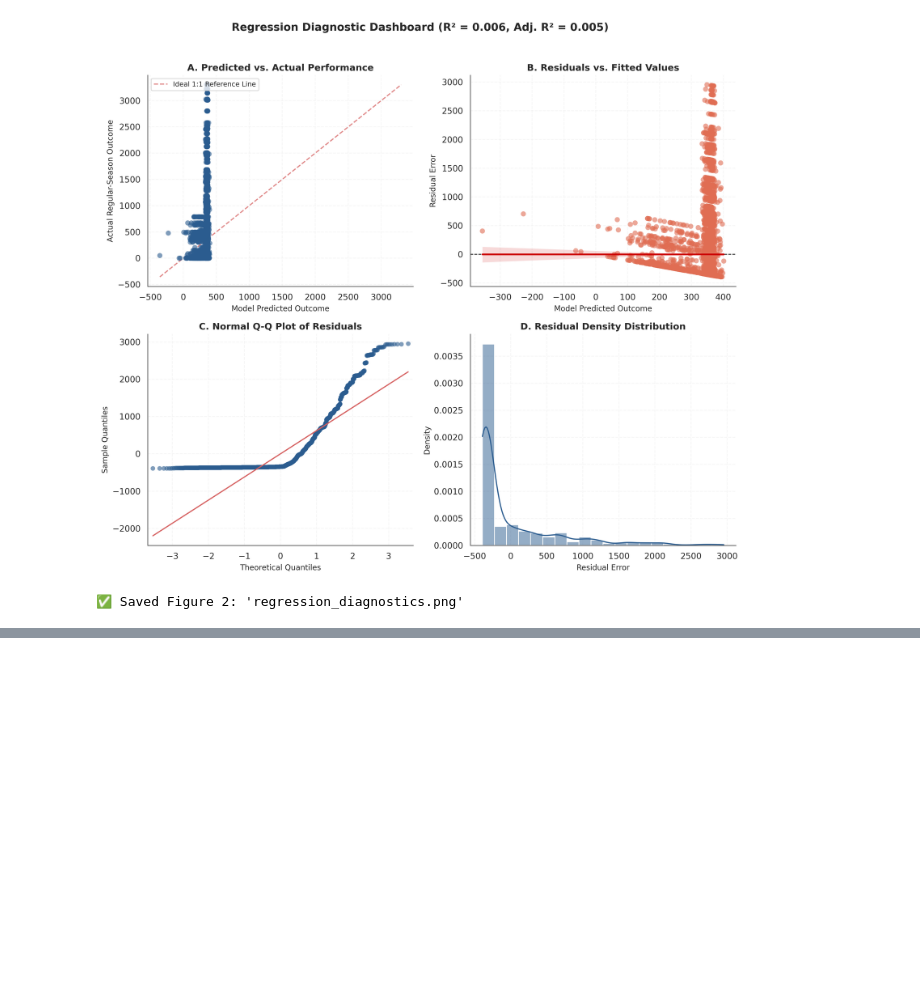
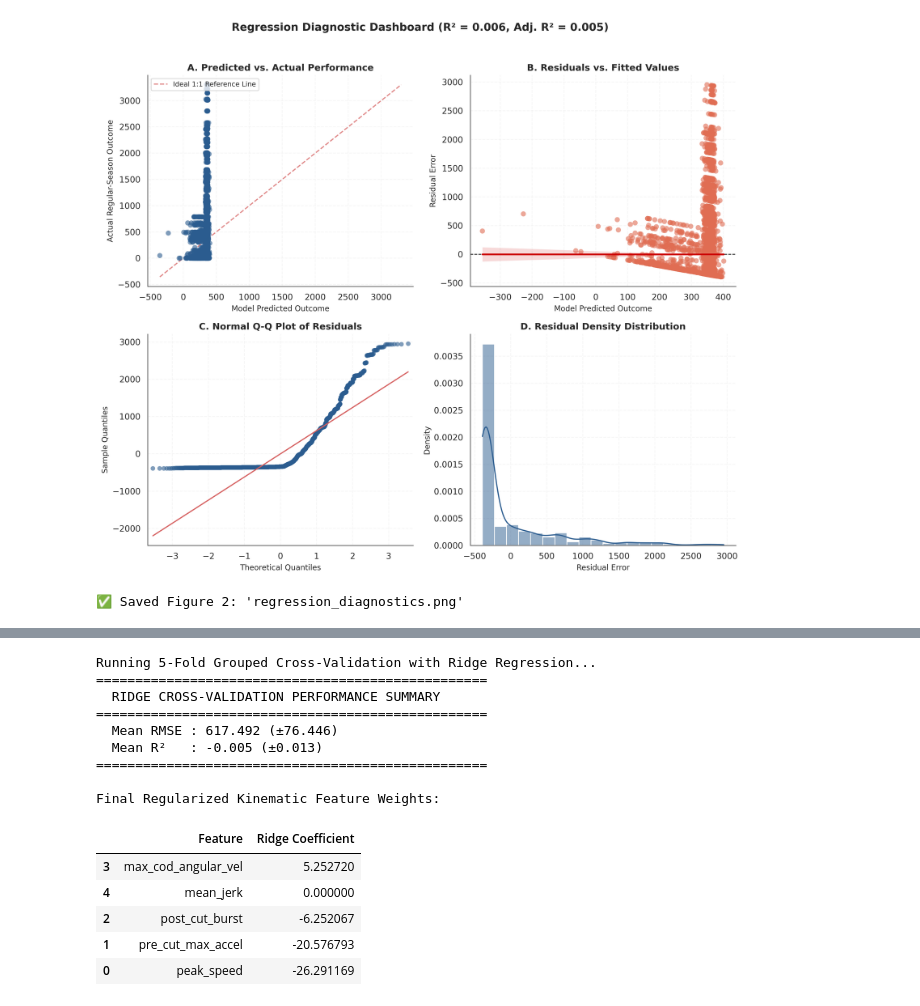
Before and after one commit to Maverick-0508/automatic-enigma, a Jupyter notebook: notebook-nflbigdatabowl.ipynb, the cells around one changed output, grey strips where cells are left out. Cells and saved outputs as stored; diff of their text form; code cells hidden in the pictures; blank space fills up the shorter version.

```diff
--- a/notebook-nflbigdatabowl.ipynb
+++ b/notebook-nflbigdatabowl.ipynb
@@ -557,0 +854,57 @@ print("✅ Saved Figure 2: 'regression_diagnostics.png'")
+# %%
+from sklearn.linear_model import Ridge
+from sklearn.metrics import mean_squared_error, r2_score
+
+# 1. Initialize Ridge Regression (alpha controls regularization strength)
+ridge_model = Ridge(alpha=10.0)
+
+rmse_scores = []
+r2_scores = []
+
+print("Running 5-Fold Grouped Cross-Validation with Ridge Regression...")
+for train_idx, val_idx in gkf.split(model_data, y_model, groups=model_data['nflId']):
+    # Note: Ridge doesn't require an explicit constant column
+    X_train, X_val = X_scaled.iloc[train_idx], X_scaled.iloc[val_idx]
+    y_train, y_val = y_model.iloc[train_idx], y_model.iloc[val_idx]
+
+    # Fit Ridge model on training fold
+    ridge_model.fit(X_train, y_train)
+    preds = ridge_model.predict(X_val)
+
+    rmse_scores.append(np.sqrt(mean_squared_error(y_val, preds)))
+    r2_scores.append(r2_score(y_val, preds))
+
+print("=" * 50)
+print(f"  RIDGE CROSS-VALIDATION PERFORMANCE SUMMARY")
+print("=" * 50)
+print(f"  Mean RMSE : {np.mean(rmse_scores):.3f} (±{np.std(rmse_scores):.3f})")
+print(f"  Mean R²   : {np.mean(r2_scores):.3f} (±{np.std(r2_scores):.3f})")
+print("=" * 50)
+
+# 2. Extract final regularized coefficients across the full dataset
+full_ridge = Ridge(alpha=10.0)
+full_ridge.fit(X_scaled, y_model)
+
+coef_summary = pd.DataFrame({
+    'Feature': available_features,
+    'Ridge Coefficient': full_ridge.coef_
+}).sort_values('Ridge Coefficient', ascending=False)
+
+print("\nFinal Regularized Kinematic Feature Weights:")
+display(coef_summary)
+# %% [output]
+Running 5-Fold Grouped Cross-Validation with Ridge Regression...
+==================================================
+  RIDGE CROSS-VALIDATION PERFORMANCE SUMMARY
+==================================================
+  Mean RMSE : 617.492 (±76.446)
+  Mean R²   : -0.005 (±0.013)
+==================================================
+
+Final Regularized Kinematic Feature Weights:
+|  | Feature | Ridge Coefficient |
+| 3 | max_cod_angular_vel | 5.252720 |
+| 4 | mean_jerk | 0.000000 |
+| 2 | post_cut_burst | -6.252067 |
+| 1 | pre_cut_max_accel | -20.576793 |
+| 0 | peak_speed | -26.291169 |
```
Also changed, not shown: parts of 9 cells of this notebook.
